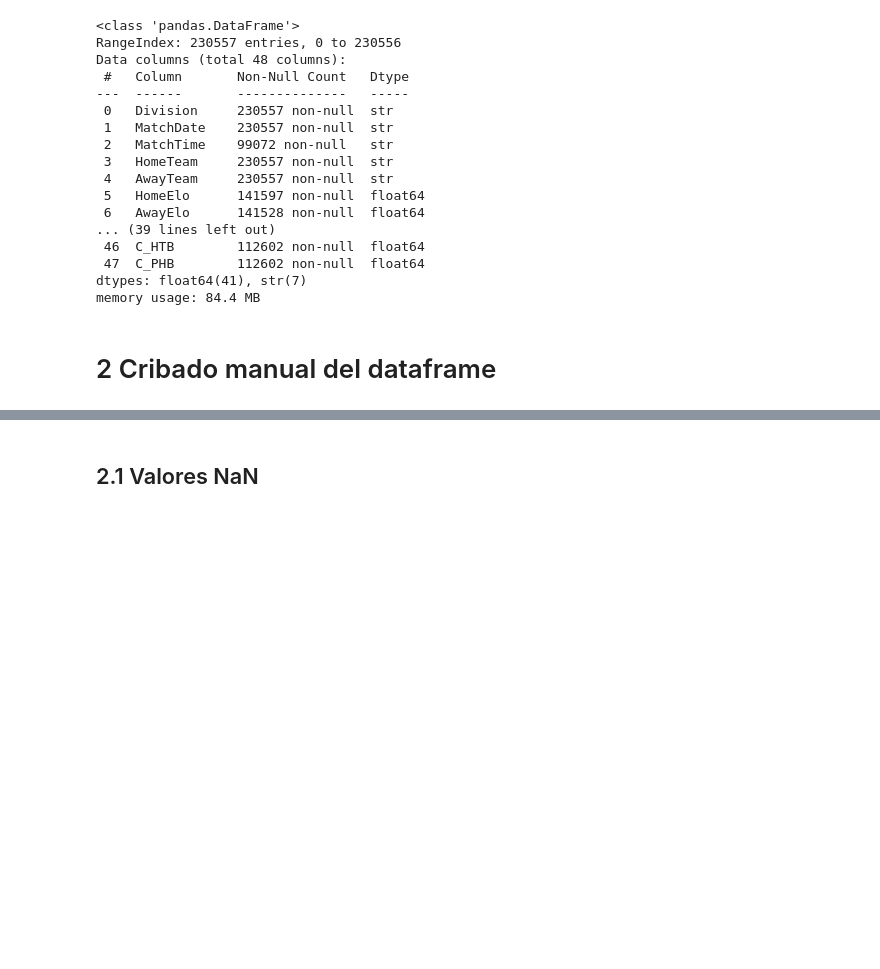
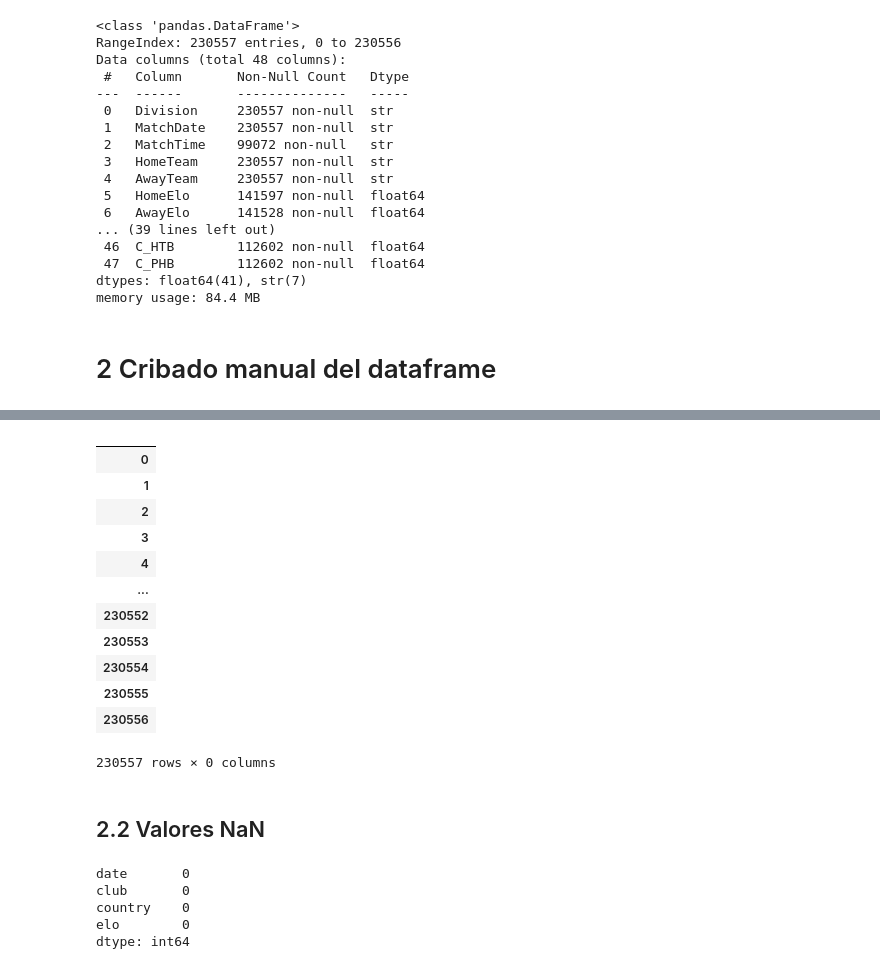
Before and after one commit to 4GeeksAcademy/Steven_Carlos_proyecto-final_, a Jupyter notebook: src/steven.ipynb, the cells around one changed output, grey strips where cells are left out. Drawn from its saved outputs; the diff is of its cells as text; code cells hidden in the pictures; blank space fills up the shorter version.

```diff
--- a/src/steven.ipynb
+++ b/src/steven.ipynb
@@ -83,2 +126,28 @@ memory usage: 84.4 MB
+# %%
+# Visualizar si hay columnas con un valor unico multiplicado
+unicos_1 = df_1.nunique()
+df_1[unicos[unicos==1].index]
+# %% [output]
+|  |
+| 0 |
+| 1 |
+| 2 |
+| 3 |
+| 4 |
+| ... |
+| 230552 |
+| 230553 |
+| 230554 |
+| 230555 |
+| 230556 |
+230557 rows × 0 columns
 # %% [markdown]
-## 2.1 Valores NaN
+## 2.2 Valores NaN
+# %%
+df.isna().sum()
+# %% [output]
+date       0
+club       0
+country    0
+elo        0
+dtype: int64
```
Also changed, not shown: parts of 15 cells of this notebook.
